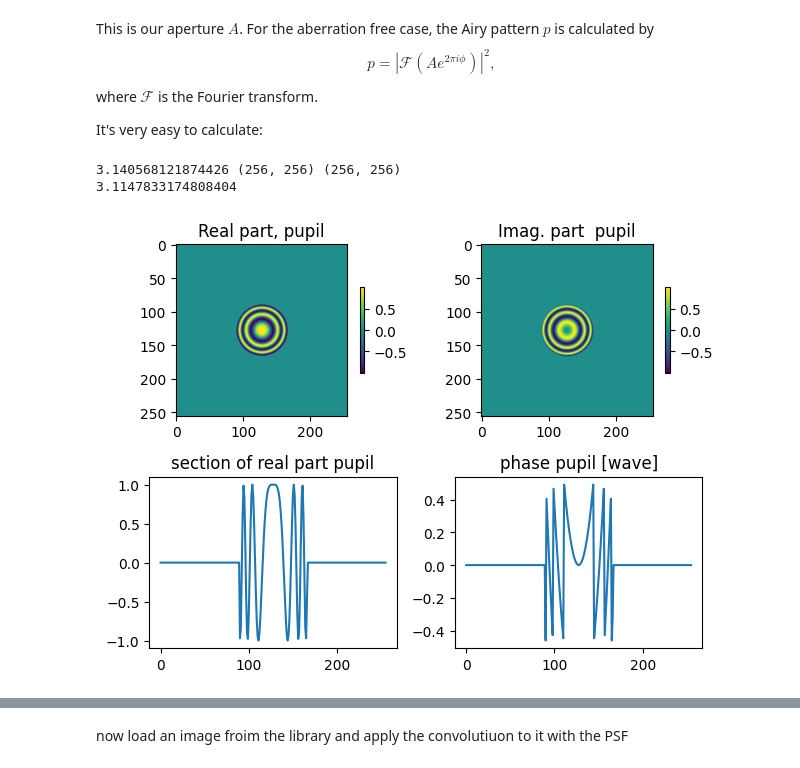
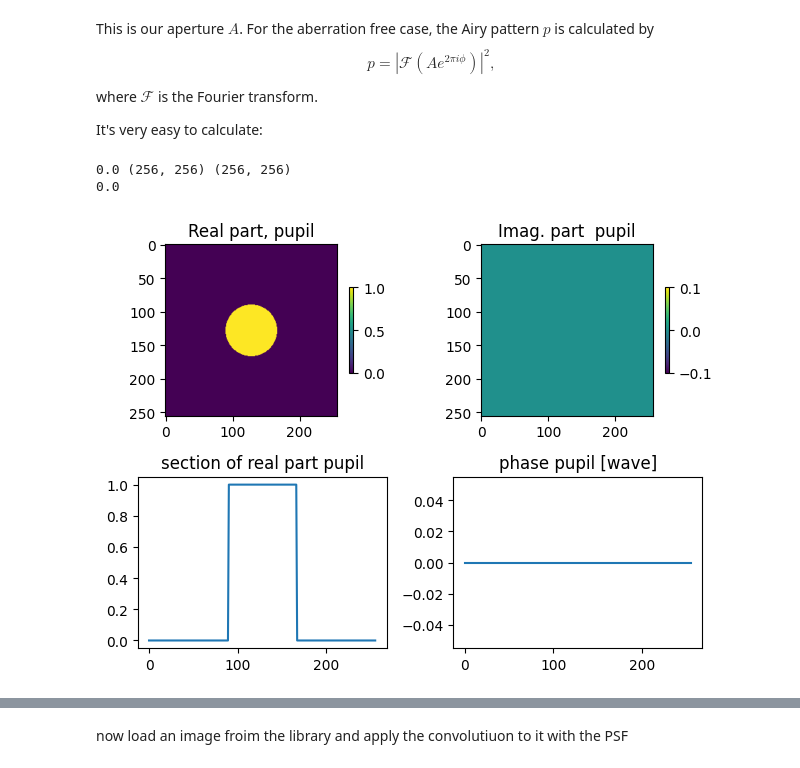
Before and after one commit to Gchirico63/Didattica, a Jupyter notebook: PhysicalPropagation/PSF_Aberrated.ipynb, the cells around one changed output, grey strips where cells are left out. Cells and saved outputs as stored; diff of their text form; code cells hidden in the pictures.

```diff
--- a/PhysicalPropagation/PSF_Aberrated.ipynb
+++ b/PhysicalPropagation/PSF_Aberrated.ipynb
@@ -224,7 +224,7 @@ def Defocus(x,y,wave,R,dR):
 focal   = 22      ### mm
 
 R       = focal ###curvature radius  CHANGE HERE THE PARAMETER TO TRY
-dR      = 0.1 ### defocus parawmeter in mm. TRY TO CHANGE IT HERE
+dR      = 0.0 ### defocus parawmeter in mm. TRY TO CHANGE IT HERE
 
 Complex_defocus = Defocus(xxp,yyp,wave,R,dR)
 print (np.angle(Complex_defocus).max(),xxp.shape,Complex_defocus.shape)
@@ -232,35 +232,35 @@ print (np.angle(Complex_defocus).max(),xxp.shape,Complex_defocus.shape)
 wave    = 0.55e-3 ### mm
 xprime    = wave * focal * np.fft.fftfreq( x[0].size , x[0,1]-x[0,0])
 
 #apD     = defocus * ap         #### this is the aberrate pupil
 Complex_defocus[mask_comp] = 0         #### this is the aberrate pupil
 apD = Complex_defocus
 print (np.angle(apD).max())
 
 #### now show the pupil
 F,A     = plt.subplots(2,2,gridspec_kw={'width_ratios': [1, 1]})
 imR      = A[0,0].imshow(apD.real )
 A[0,0].set_title('Real part, pupil')
 plt.colorbar(imR,ax=A[0,0],shrink=0.5)
 
 imI      = A[0,1].imshow(apD.imag )
 A[0,1].set_title('Imag. part  pupil')
 plt.colorbar(imI,ax=A[0,1],shrink=0.5)
 
 A[1,0].plot(apD.real[size//2,:])
 A[1,0].set_title('section of real part pupil')
 
 A[1,0].set_box_aspect(A[0,0].get_box_aspect())  # Match the aspect ratio to the left plot
 angolo = np.angle(apD)/(2*np.pi)
 A[1,1].plot(angolo[size//2,:])
 A[1,1].set_title('phase pupil [wave]')
 
 A[1,1].set_box_aspect(A[0,0].get_box_aspect())  # Match the aspect ratio to the left plot
 
 plt.tight_layout()  # Optimize layout
 # %% [output]
-3.140568121874426 (256, 256) (256, 256)
-3.1147833174808404
+0.0 (256, 256) (256, 256)
+0.0
-[figure, old version]
+[figure, new version]
 # %%
 #### now we compute the airy function or the PSF
```
Also changed, not shown: parts of 2 cells of this notebook.
